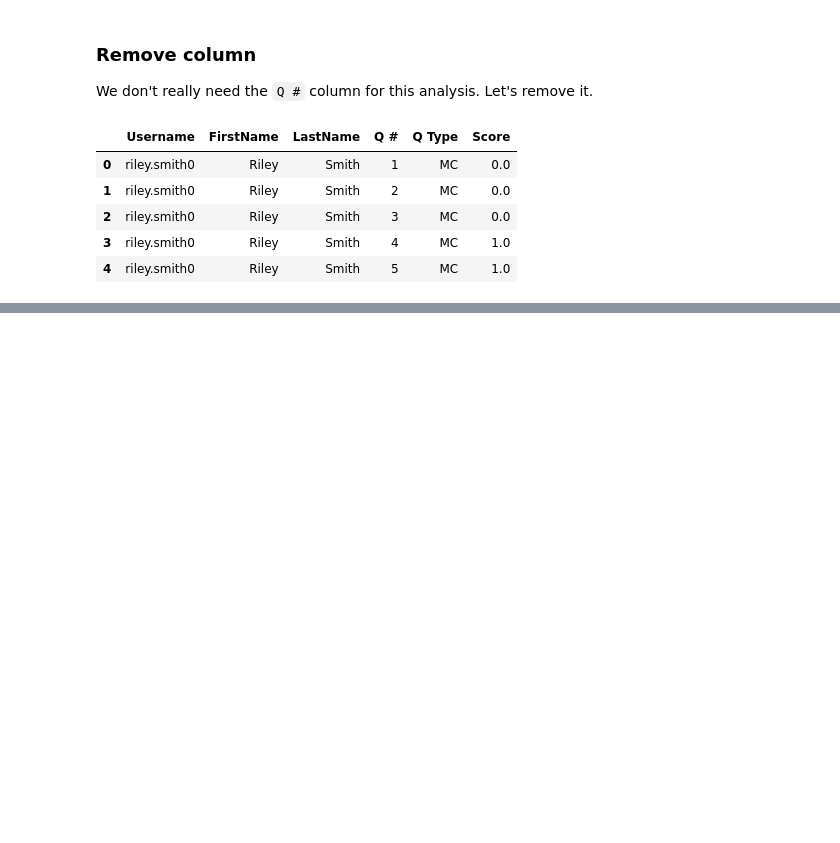
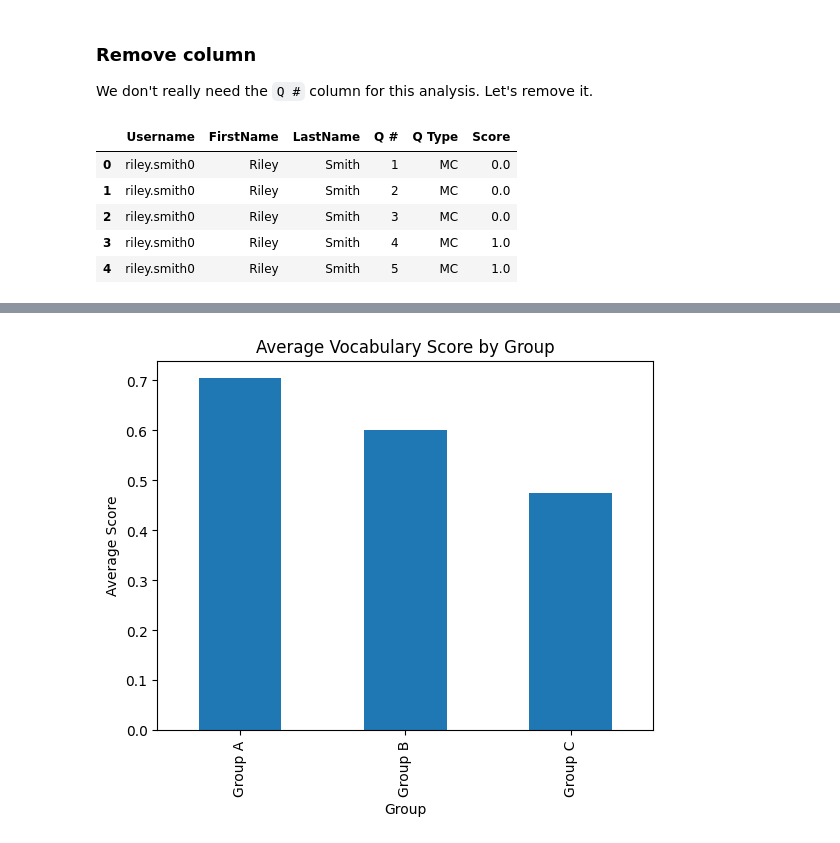
Before and after one commit to Yuweien/Python-Workshop, a Jupyter notebook: Python_Workshop_for_Beginners_2_25.ipynb, the cells around one changed output, grey strips where cells are left out. Cells and saved outputs as stored; diff of their text form; code cells hidden in the pictures; blank space fills up the shorter version.

```diff
--- a/Python_Workshop_for_Beginners_2_25.ipynb
+++ b/Python_Workshop_for_Beginners_2_25.ipynb
@@ -508,0 +745,4 @@ but to **read, understand, and adapt workflows**.
+# %%
+# Merge data
+merged = survey_clean.merge(groups, on="Username", how="left")
+merged.head()
@@ -508,0 +792,6 @@ but to **read, understand, and adapt workflows**.
+# %%
+analysis_df = merged[
+    ["Username", "FullName", "Q Type", "Answer", "Score", "Group"]
+]
+
+analysis_df.head()
@@ -508,0 +862,4 @@ but to **read, understand, and adapt workflows**.
+# %%
+# Split the question types
+mc_df = analysis_df[analysis_df["Q Type"] == "MC"]
+wr_df = analysis_df[analysis_df["Q Type"] == "WR"]
@@ -508,0 +944,3 @@ but to **read, understand, and adapt workflows**.
+# %%
+group_means = mc_df.groupby("Group")["Score"].mean()
+group_means
@@ -508,0 +1003,9 @@ but to **read, understand, and adapt workflows**.
+# %%
+import matplotlib.pyplot as plt
+
+group_means.plot(kind="bar", legend=False)
+plt.ylabel("Average Score")
+plt.title("Average Vocabulary Score by Group")
+plt.show()
+# %% [output]
+[figure, added]
```
Also changed, not shown: parts of 71 cells of this notebook.
